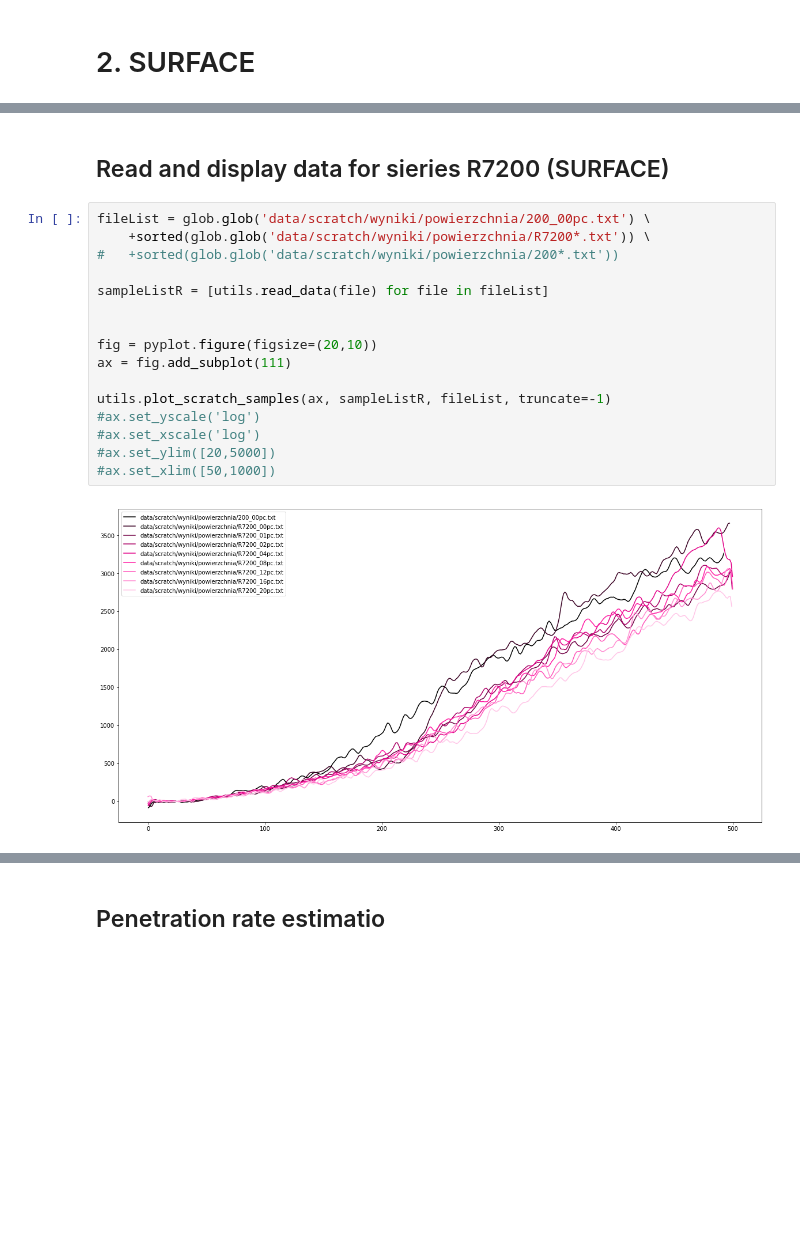
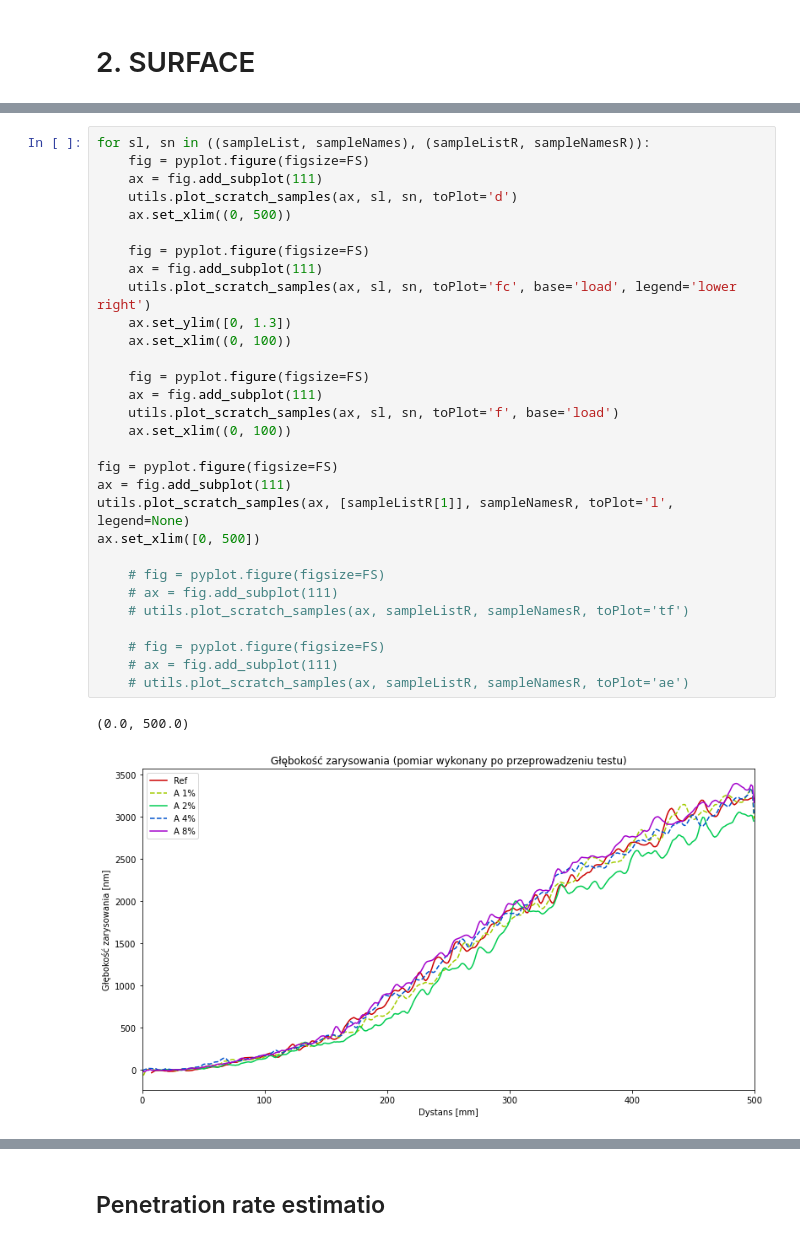
Before and after one commit to antoszy/Scratch-Analysis, a Jupyter notebook: scratch_analysis.ipynb, the cells around one changed output, grey strips where cells are left out. Drawn from its saved outputs; the diff is of its cells as text; blank space fills up the shorter version.

```diff
--- a/scratch_analysis.ipynb
+++ b/scratch_analysis.ipynb
@@ -51,20 +79,33 @@ utils.plot_scratch_samples(ax, sampleList, fileList, truncate=-1)
-# %% [markdown]
-## Read and display data for sieries R7200 (SURFACE)
-# %%
-fileList = glob.glob('data/scratch/wyniki/powierzchnia/200_00pc.txt') \
-    +sorted(glob.glob('data/scratch/wyniki/powierzchnia/R7200*.txt')) \
-#   +sorted(glob.glob('data/scratch/wyniki/powierzchnia/200*.txt'))
-
-sampleListR = [utils.read_data(file) for file in fileList]
-
-
-fig = pyplot.figure(figsize=(20,10))
-ax = fig.add_subplot(111)
-
-utils.plot_scratch_samples(ax, sampleListR, fileList, truncate=-1)
-#ax.set_yscale('log')
-#ax.set_xscale('log')
-#ax.set_ylim([20,5000])
-#ax.set_xlim([50,1000])
-# %% [output]
-[figure, removed]
+# %%
+for sl, sn in ((sampleList, sampleNames), (sampleListR, sampleNamesR)):
+    fig = pyplot.figure(figsize=FS)
+    ax = fig.add_subplot(111)
+    utils.plot_scratch_samples(ax, sl, sn, toPlot='d')
+    ax.set_xlim((0, 500))
+
+    fig = pyplot.figure(figsize=FS)
+    ax = fig.add_subplot(111)
+    utils.plot_scratch_samples(ax, sl, sn, toPlot='fc', base='load', legend='lower right')
+    ax.set_ylim([0, 1.3])
+    ax.set_xlim((0, 100))
+
+    fig = pyplot.figure(figsize=FS)
+    ax = fig.add_subplot(111)
+    utils.plot_scratch_samples(ax, sl, sn, toPlot='f', base='load')
+    ax.set_xlim((0, 100))
+
+fig = pyplot.figure(figsize=FS)
+ax = fig.add_subplot(111)
+utils.plot_scratch_samples(ax, [sampleListR[1]], sampleNamesR, toPlot='l', legend=None)
+ax.set_xlim([0, 500])
+
+    # fig = pyplot.figure(figsize=FS)
+    # ax = fig.add_subplot(111)
+    # utils.plot_scratch_samples(ax, sampleListR, sampleNamesR, toPlot='tf')
+
+    # fig = pyplot.figure(figsize=FS)
+    # ax = fig.add_subplot(111)
+    # utils.plot_scratch_samples(ax, sampleListR, sampleNamesR, toPlot='ae')
+# %% [output]
+(0.0, 500.0)
+[figure, added]
```
Also changed, not shown: parts of 11 cells of this notebook, 2 other files.
